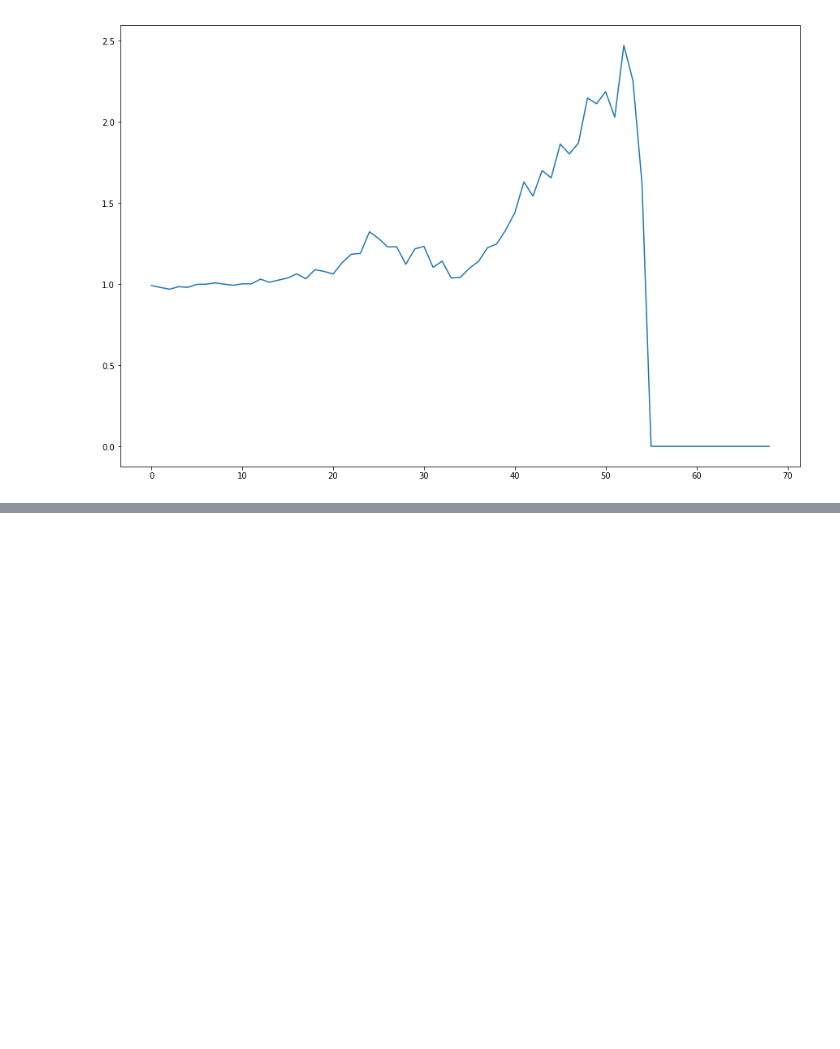
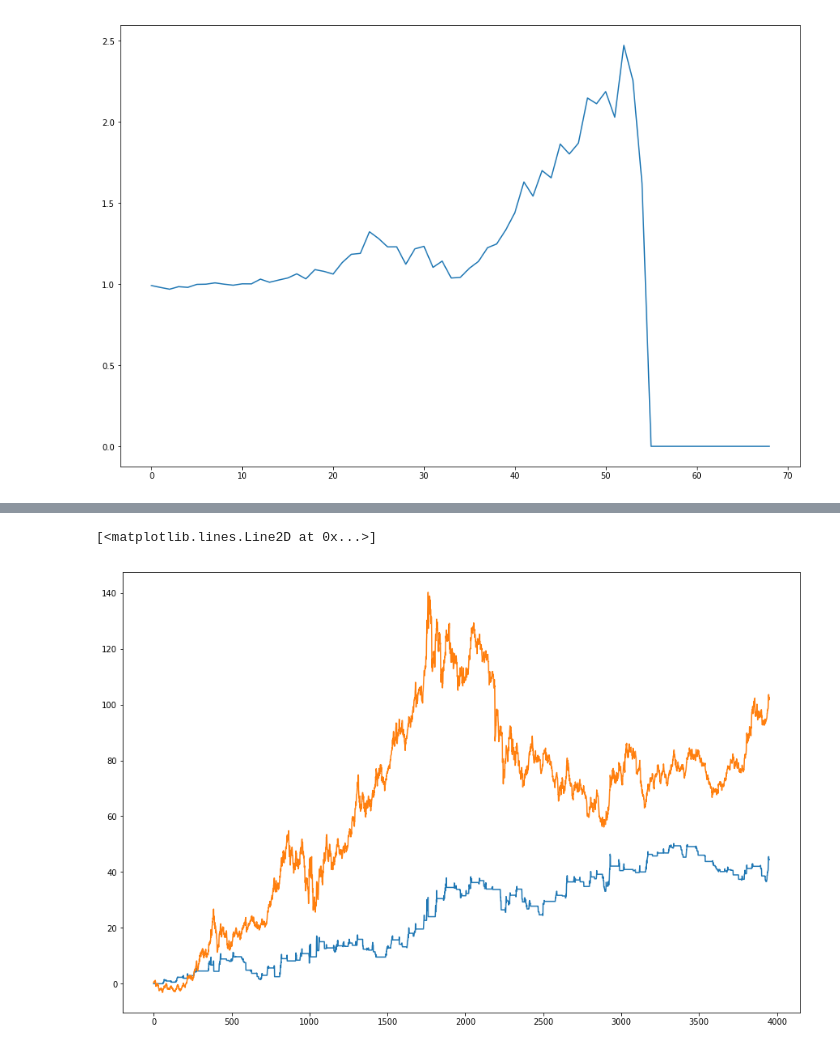
Before and after one commit to longtailfinancial/AlphaEngine, a Jupyter notebook: stu_scratch/Automated-Example.ipynb, the cells around one changed output, grey strips where cells are left out. Drawn from its saved outputs; the diff is of its cells as text; code cells hidden in the pictures; blank space fills up the shorter version.

```diff
--- a/stu_scratch/Automated-Example.ipynb
+++ b/stu_scratch/Automated-Example.ipynb
@@ -55,0 +89,13 @@ def explore_feature(feature, returns, window_size=50):
+# %%
+rsis = [ta.RSI(msft['close'], timeperiod=10 + (i * 10)) for i in range(10)]
+# %%
+results = [explore_feature(rsi, msft['forward_returns'], window_size=30) for rsi in rsis]
+# %%
+z = [result[1][np.argmax(result[0])] for result in results]
+# %%
+performance = z[0].astype(int) * msft['forward_returns']
+plt.plot(np.cumsum(performance))
+plt.plot(np.cumsum(msft['forward_returns']))
+# %% [output]
+[<matplotlib.lines.Line2D at 0x...>]
+[figure, added]
```
Also changed, not shown: parts of 24 cells of this notebook.
